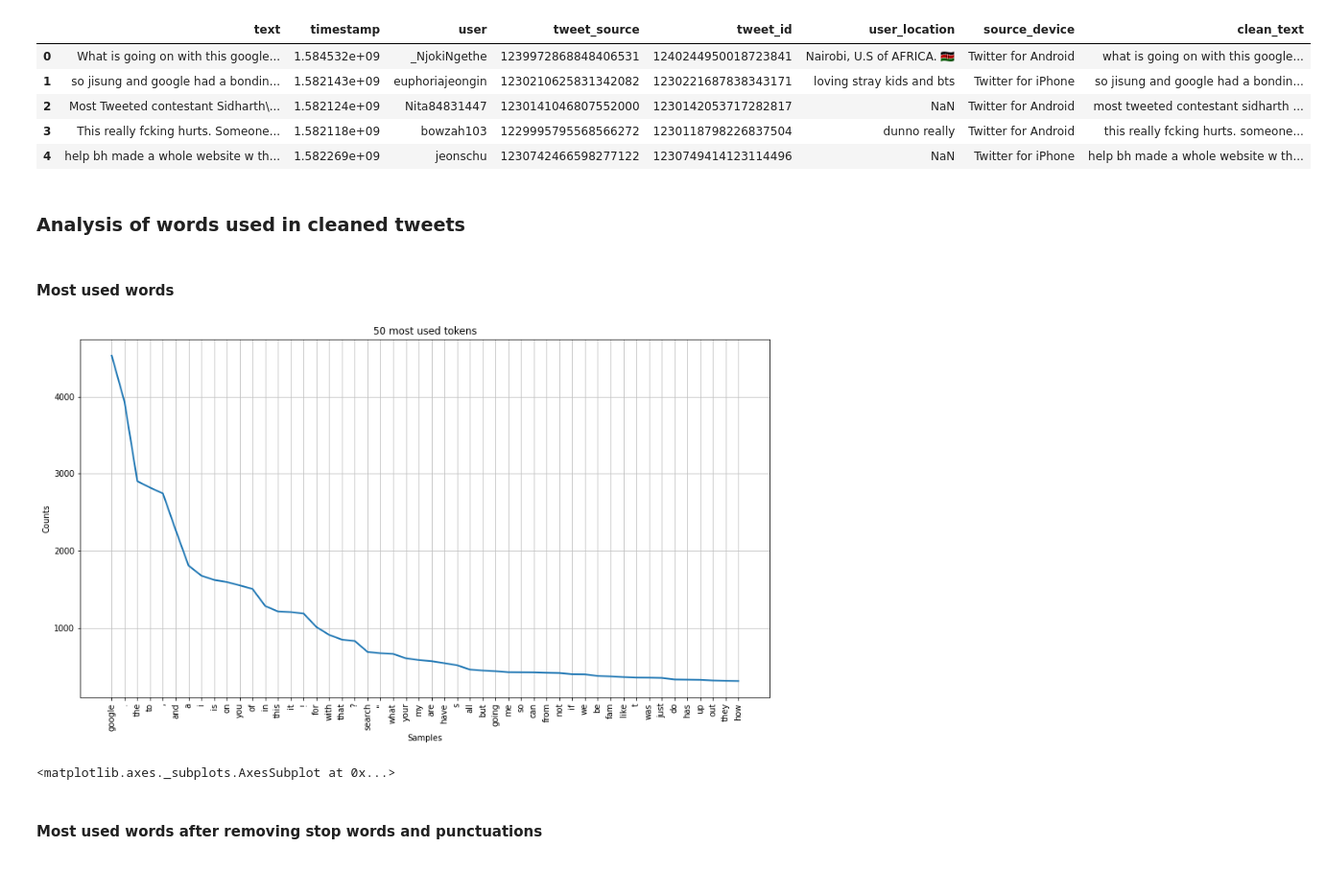
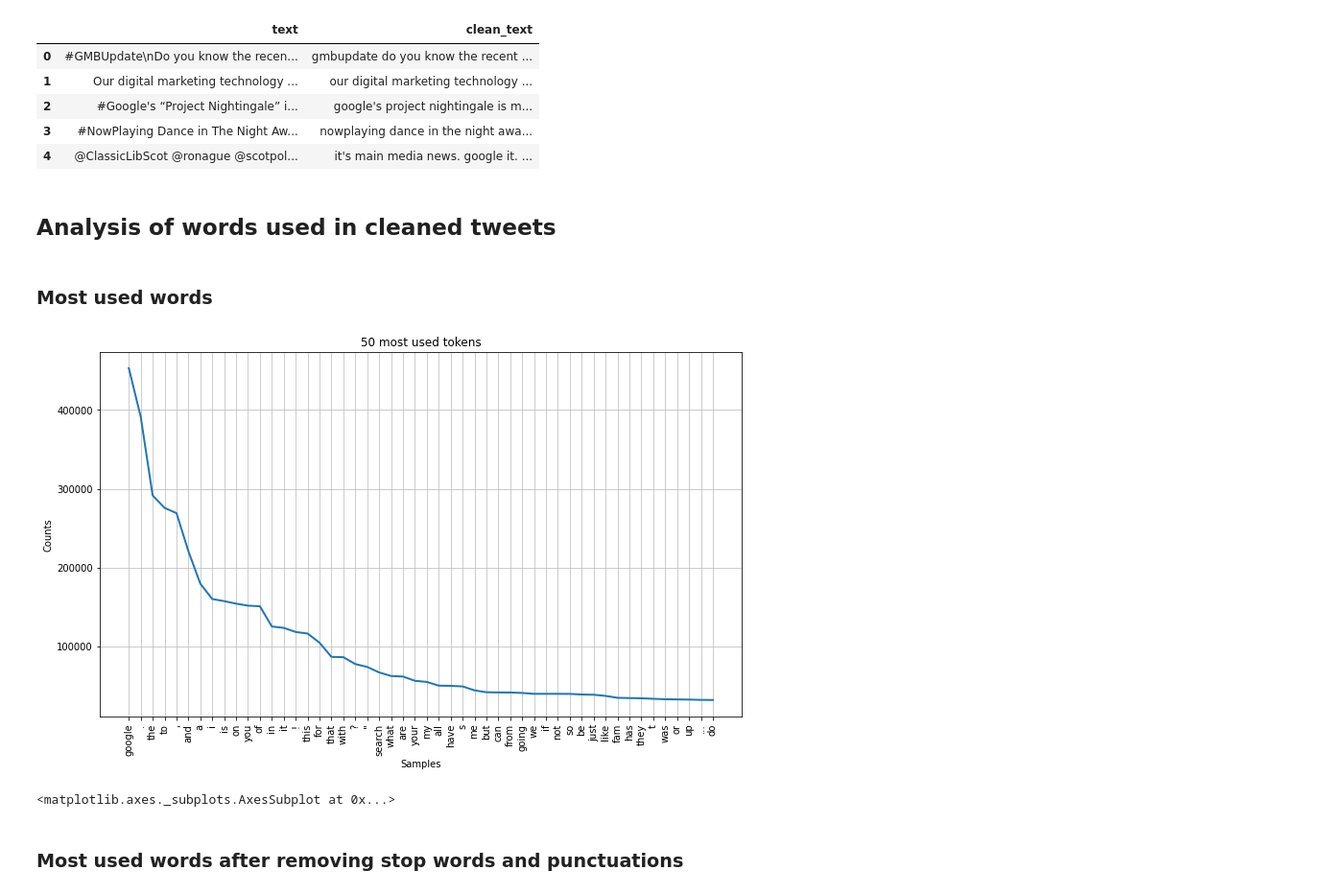
Before and after one commit to mukuz97/twitter_sentiment_analysis, a Jupyter notebook: Analysis/Analysis.ipynb, the cells around one changed output. Shown at 96% size. Drawn from its saved outputs; the diff is of its cells as text; code cells hidden in the pictures.

```diff
--- a/Analysis/Analysis.ipynb
+++ b/Analysis/Analysis.ipynb
@@ -7,9 +8,10 @@ import re
 # %%
-IS_SAMPLE_ANALYSIS = True
+IS_SAMPLE_ANALYSIS = False
 TARGET = 'google'
 if IS_SAMPLE_ANALYSIS:
-    TARGET = 'sample_' + TARGET
+    TARGET += '_sample'
+FIGURE_SIZE = (12,7)
 # %%
 cols = ['text','timestamp','user','tweet_source','tweet_id','user_location','source_device']
-tweets = pd.read_csv('../data/google_sample.csv', names=cols)
+tweets = pd.read_csv('../data/' + TARGET + '.csv', names=cols)
 # %%
@@ -59,6 +61,7 @@ def clean_text(text):
     text = MULTIPLE_SPACES_PATTERN.sub(' ', text) # Remove multiple consequent spaces
     return text.strip()
 # %%
+%%time
 tweets['clean_text'] = tweets['text'].apply(lambda x: clean_text(x))
-tweets.head()
+tweets[['text','clean_text']].head()
 # %% [output]
@@ -65,13 +70,13 @@ tweets.head()
-|  | text | timestamp | user | tweet_source | tweet_id | user_location | source_device | clean_text |
-| 0 | What is going on with this google... | 1.584532e+09 | _NjokiNgethe | 1239972868848406531 | 1240244950018723841 | Nairobi, U.S of AFRICA. 🇰🇪 | Twitter for Android | what is going on with this google... |
-| 1 | so jisung and google had a bondin... | 1.582143e+09 | euphoriajeongin | 1230210625831342082 | 1230221687838343171 | loving stray kids and bts | Twitter for iPhone | so jisung and google had a bondin... |
-| 2 | Most Tweeted contestant Sidharth\... | 1.582124e+09 | Nita84831447 | 1230141046807552000 | 1230142053717282817 | NaN | Twitter for Android | most tweeted contestant sidharth ... |
-| 3 | This really fcking hurts. Someone... | 1.582118e+09 | bowzah103 | 1229995795568566272 | 1230118798226837504 | dunno really | Twitter for Android | this really fcking hurts. someone... |
-| 4 | help bh made a whole website w th... | 1.582269e+09 | jeonschu | 1230742466598277122 | 1230749414123114496 | NaN | Twitter for iPhone | help bh made a whole website w th... |
+|  | text | clean_text |
+| 0 | #GMBUpdate\nDo you know the recen... | gmbupdate do you know the recent ... |
+| 1 | Our digital marketing technology ... | our digital marketing technology ... |
+| 2 | #Google's “Project Nightingale” i... | google's project nightingale is m... |
+| 3 | #NowPlaying Dance in The Night Aw... | nowplaying dance in the night awa... |
+| 4 | @ClassicLibScot @ronague @scotpol... | it's main media news. google it. ... |
 # %% [markdown]
-### Analysis of words used in cleaned tweets
+## Analysis of words used in cleaned tweets
 # %% [markdown]
-#### Most used words
+### Most used words
 # %%
 import nltk
 from nltk.text import Text
@@ -88,13 +93,13 @@ all_clean_text = Text(all_clean_text)
 # %%
 freq_dist = nltk.FreqDist(all_clean_text)
 # %%
-plt.figure(figsize=(15,8))
+plt.figure(figsize=FIGURE_SIZE)
 freq_dist.plot(50, title="50 most used tokens")
 # %% [output]
-[figure, old version]
+[figure, new version]
 <matplotlib.axes._subplots.AxesSubplot at 0x...>
 # %% [markdown]
-#### Most used words after removing stop words and punctuations
+### Most used words after removing stop words and punctuations
 # %%
 # nltk.download('stopwords')
 
```
Also changed, not shown: parts of 27 cells of this notebook, 2 other files.
